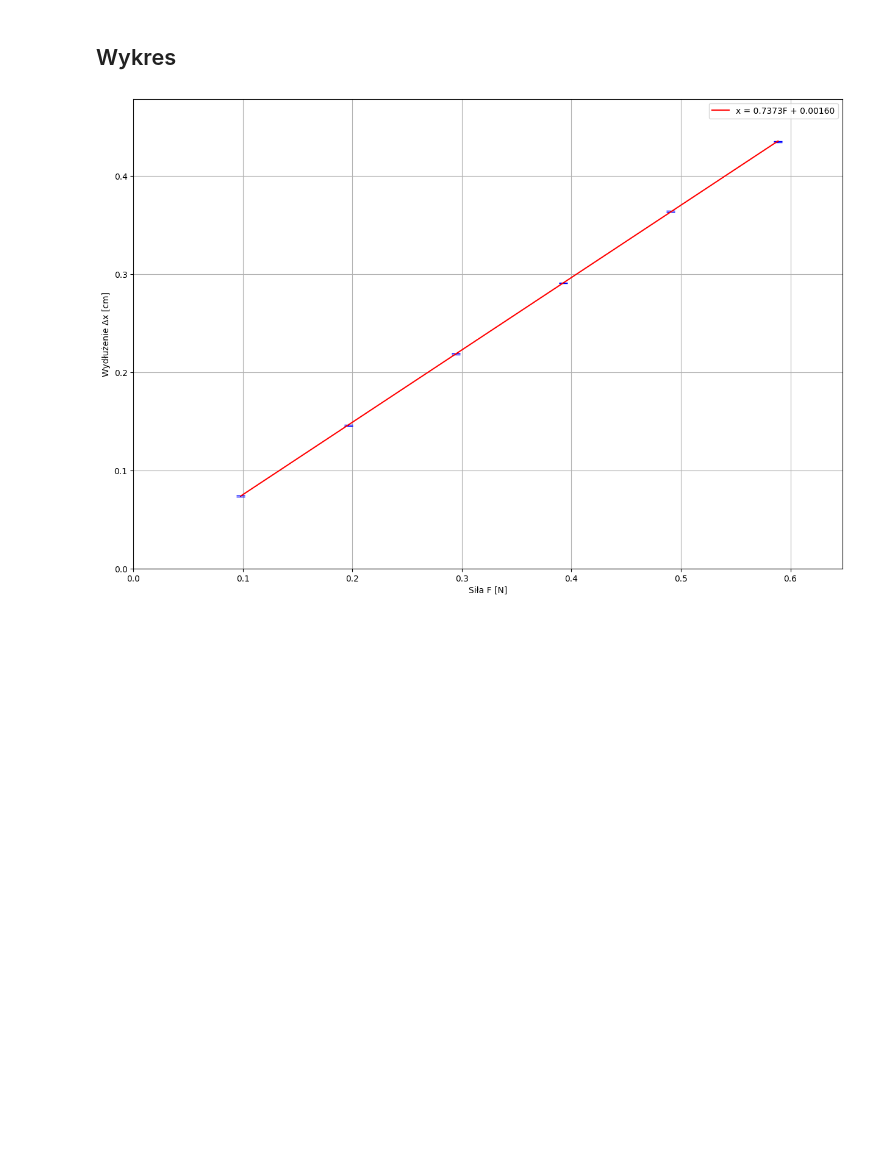
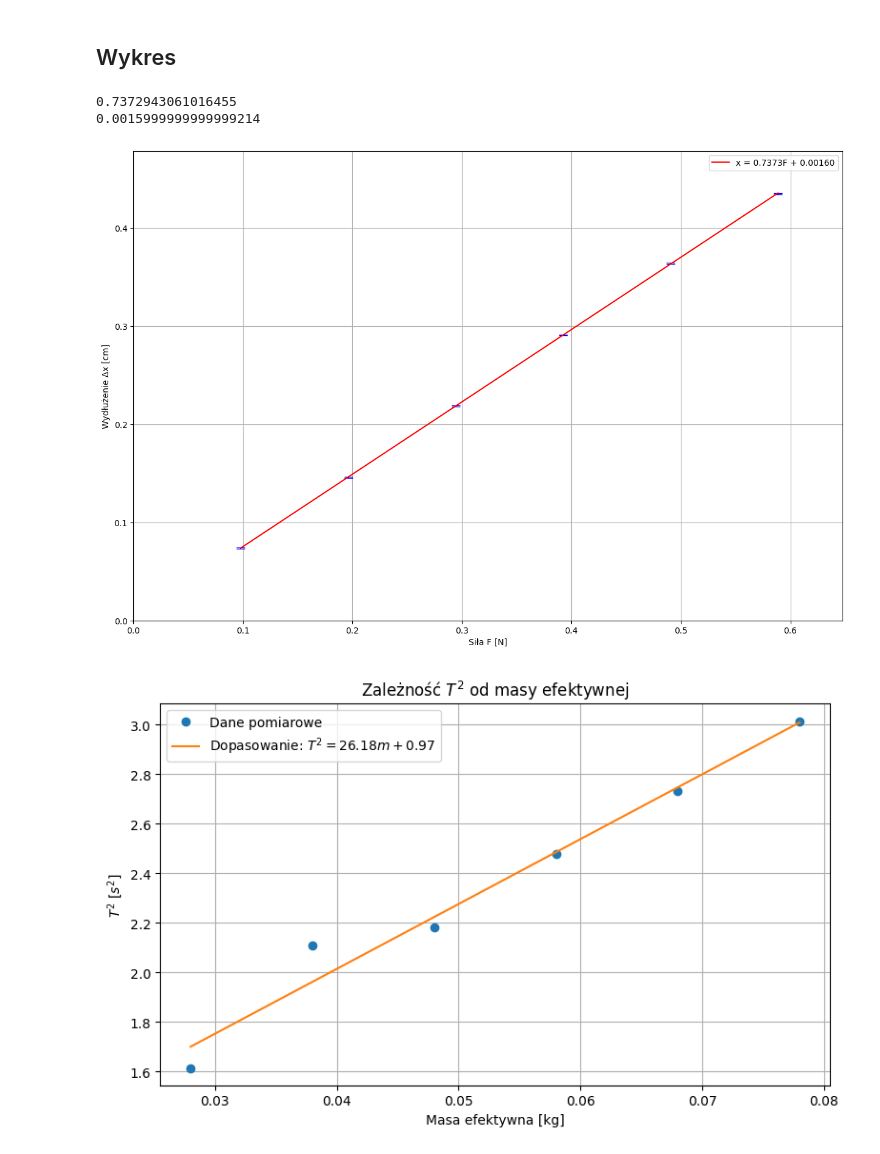
Before and after one commit to piotrdurniat/physics-lab-1, a Jupyter notebook: 05-lab-15/05-lab-15-obliczenia.ipynb, the cells around one changed output. Drawn from its saved outputs; the diff is of its cells as text; code cells hidden in the pictures; blank space fills up the shorter version.

```diff
--- a/05-lab-15/05-lab-15-obliczenia.ipynb
+++ b/05-lab-15/05-lab-15-obliczenia.ipynb
@@ -150,6 +165,9 @@ plt.errorbar(
 slope, intercept = np.polyfit(F, D_x_avg, 1)
 regression_line = slope * F + intercept
 
+print(slope)
+print(intercept)
+
 # Plot regression line
 plt.plot(F, regression_line, "r-", label=f"x = {slope:.4f}F + {intercept:.5f}")
 
@@ -161,4 +179,33 @@ plt.ylim(0, max(D_x_avg) * 1.1)  # Start y-axis from 0 with 10% margin
 plt.legend()
 plt.show()
 # %% [output]
+0.7372943061016455
+0.0015999999999999214
 [figure]
+# %%
+import numpy as np
+import matplotlib.pyplot as plt
+
+# Dane
+masa_efektywna = np.array([0.028, 0.038, 0.048, 0.058, 0.068, 0.078])  # w kg
+T2 = np.array([1.6142, 2.1096, 2.1800, 2.4759, 2.7324, 3.0137])  # w s^2
+
+# Regresja liniowa
+a, b = np.polyfit(masa_efektywna, T2, 1)
+T2_fit = a * masa_efektywna + b
+
+# Wykres
+plt.figure(figsize=(8, 5))
+plt.plot(masa_efektywna, T2, "o", label="Dane pomiarowe")
+plt.plot(masa_efektywna, T2_fit, "-", label=f"Dopasowanie: $T^2 = {a:.2f}m + {b:.2f}$")
+
+# Opis osi i tytuł
+plt.xlabel("Masa efektywna [kg]")
+plt.ylabel("$T^2$ [$s^2$]")
+plt.title("Zależność $T^2$ od masy efektywnej")
+plt.grid(True)
+plt.legend()
+plt.tight_layout()
+plt.show()
+# %% [output]
+[figure, added]
```
Also changed, not shown: parts of 8 cells of this notebook, 15 other files.
